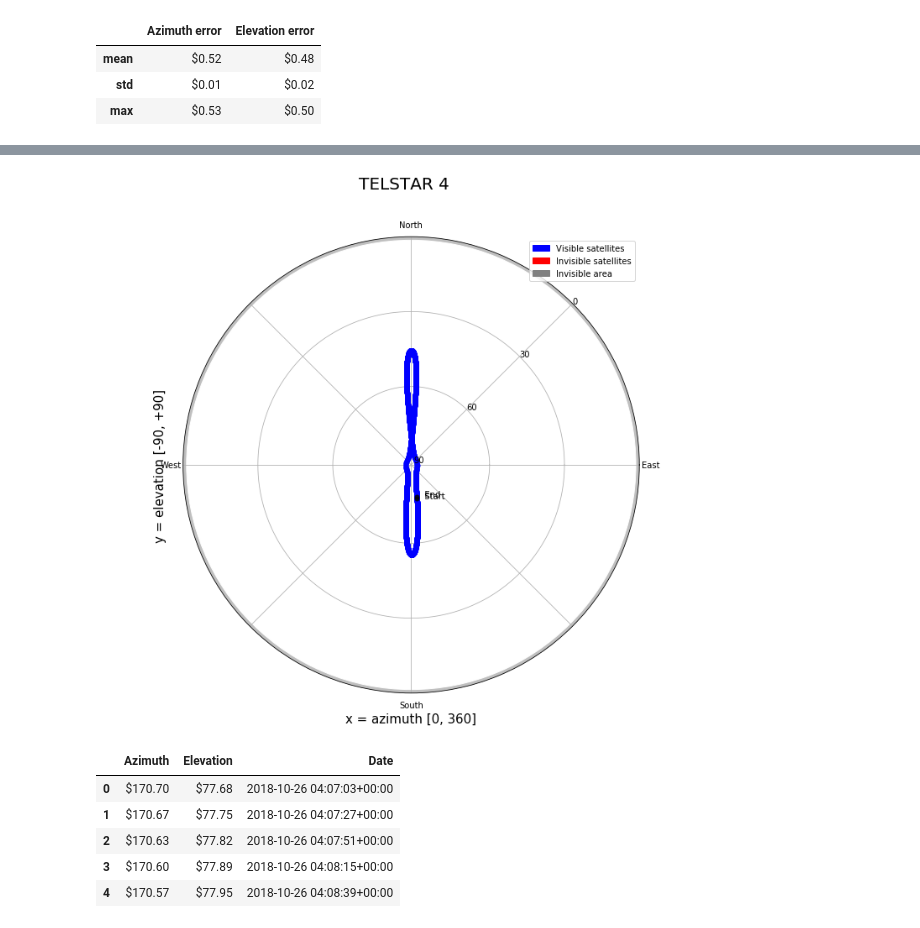
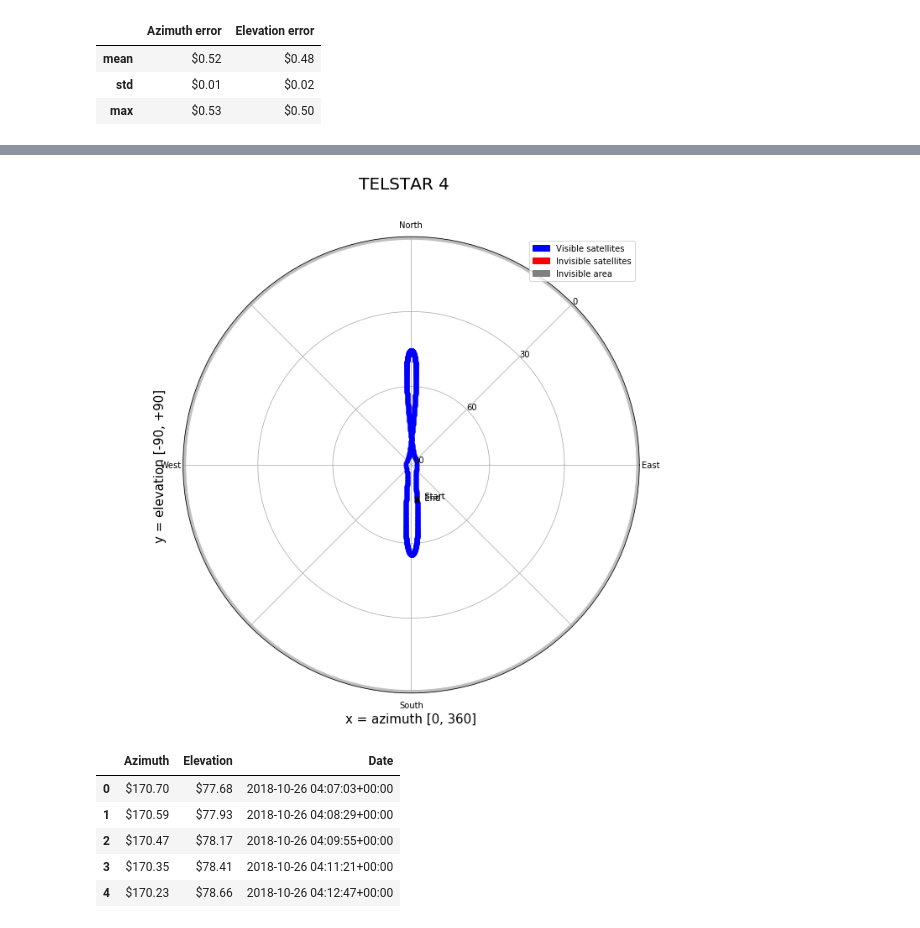
Before and after one commit to PI2-sunflower/satellite-tracker, a Jupyter notebook: notebooks/tracker_module_tests.ipynb, the cells around one changed output, grey strips where cells are left out. Cells and saved outputs as stored; diff of their text form; code cells hidden in the pictures.

```diff
--- a/notebooks/tracker_module_tests.ipynb
+++ b/notebooks/tracker_module_tests.ipynb
@@ -255,7 +255,7 @@ def plot_sat(name, tle1, tle2, obs_lat, obs_lon, obs_alt, start=None, end=None):
         print(end)
 
     sat = Satellite(tle1, tle2)
-    df = plotter.see_satellite(sat, obs_lat, obs_lon, obs_alt, start=start, end=end, count=3600, annotate=False, title=name)
+    df = plotter.see_satellite(sat, obs_lat, obs_lon, obs_alt, start=start, end=end, count=1000, annotate=False, title=name)
     plt.show()
     display(df.head())
 
@@ -281,15 +281,15 @@ plotted points between [2018-10-26 04:07:03+00:00] and [2018-10-27 04:06:39+00:0
 xy = (0.7853981633974483, 90.0)
 xy = (0.7853981633974483, 60.0)
 xy = (0.7853981633974483, 30.0)
 xy = (0.7853981633974483, 0.0)
 xy = (0.7853981633974483, 120.0)
 [figure]
 |  | Azimuth | Elevation | Date |
 | 0 | $170.70 | $77.68 | 2018-10-26 04:07:03+00:00 |
-| 1 | $170.67 | $77.75 | 2018-10-26 04:07:27+00:00 |
-| 2 | $170.63 | $77.82 | 2018-10-26 04:07:51+00:00 |
-| 3 | $170.60 | $77.89 | 2018-10-26 04:08:15+00:00 |
-| 4 | $170.57 | $77.95 | 2018-10-26 04:08:39+00:00 |
+| 1 | $170.59 | $77.93 | 2018-10-26 04:08:29+00:00 |
+| 2 | $170.47 | $78.17 | 2018-10-26 04:09:55+00:00 |
+| 3 | $170.35 | $78.41 | 2018-10-26 04:11:21+00:00 |
+| 4 | $170.23 | $78.66 | 2018-10-26 04:12:47+00:00 |
 # %%
 start = datetime(year=2018,
                  month=9,
```
Also changed, not shown: parts of 19 cells of this notebook, 1 other file.
